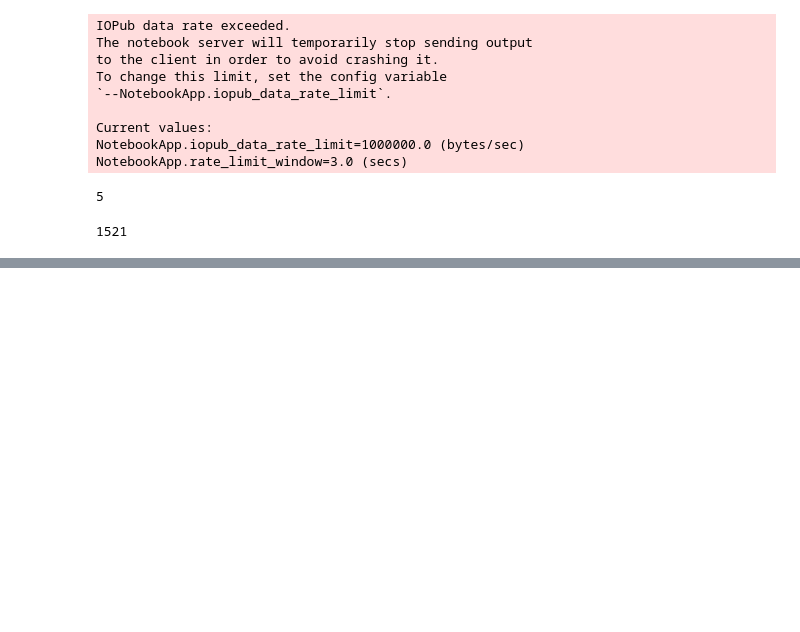
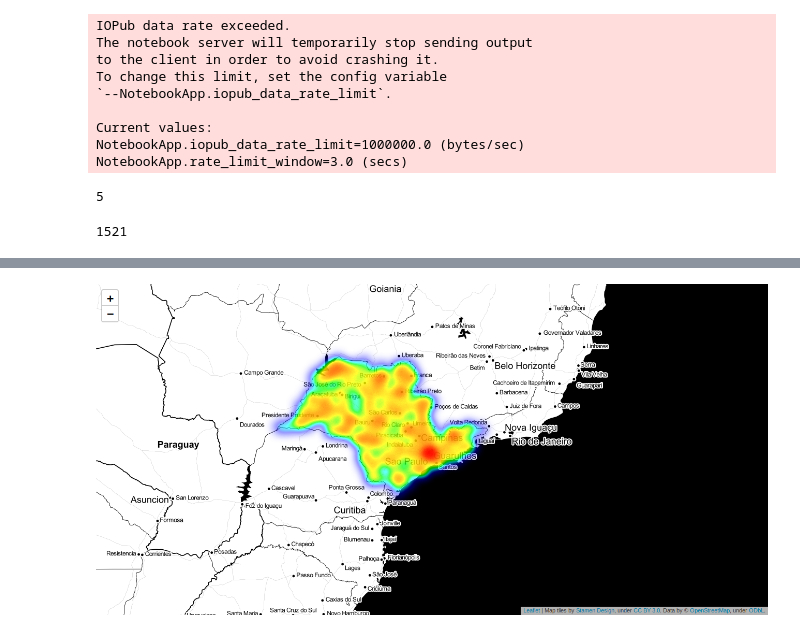
Before and after one commit to WanderWashington/AnaliseAnatel, a Jupyter notebook: Resultados.ipynb, the cells around one changed output, grey strips where cells are left out. Cells and saved outputs as stored; diff of their text form; code cells hidden in the pictures; blank space fills up the shorter version.

```diff
--- a/Resultados.ipynb
+++ b/Resultados.ipynb
@@ -676,0 +722,5 @@ mapaES
+# %%
+from IPython.display import Image
+Image('Mapas/mapa_SP.png')
+# %% [output]
+[figure, added]
```
Also changed, not shown: parts of 22 cells of this notebook, 13 other files.
